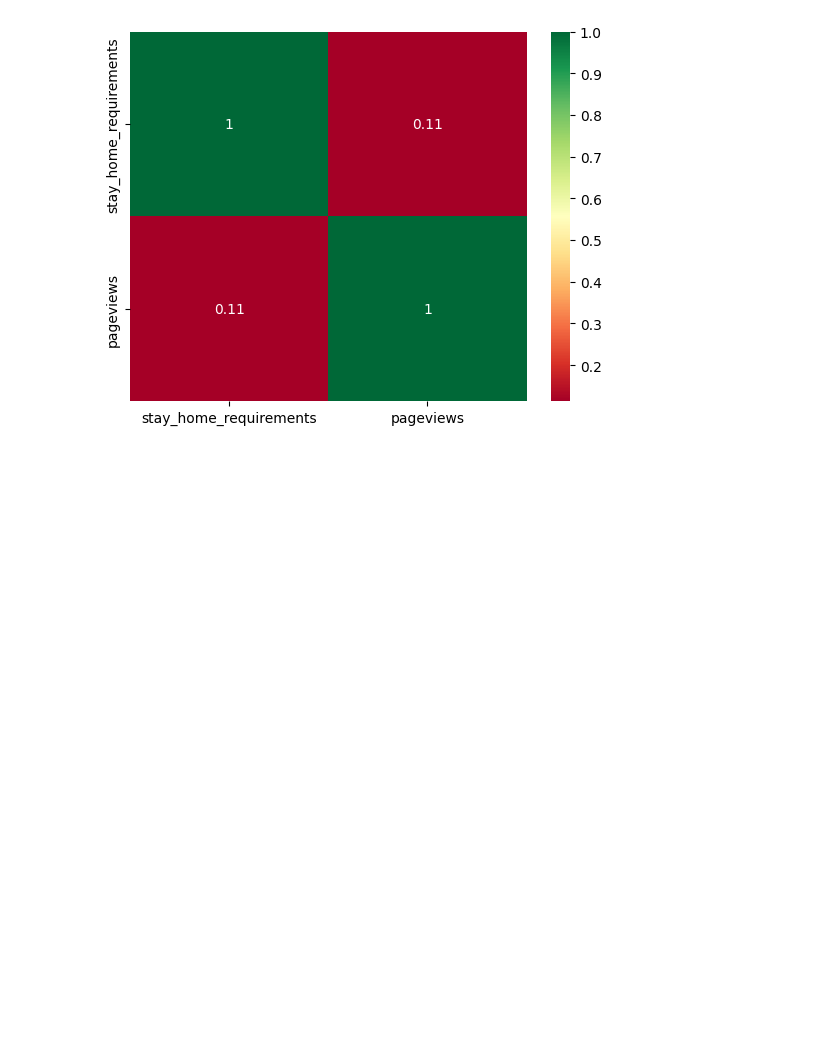
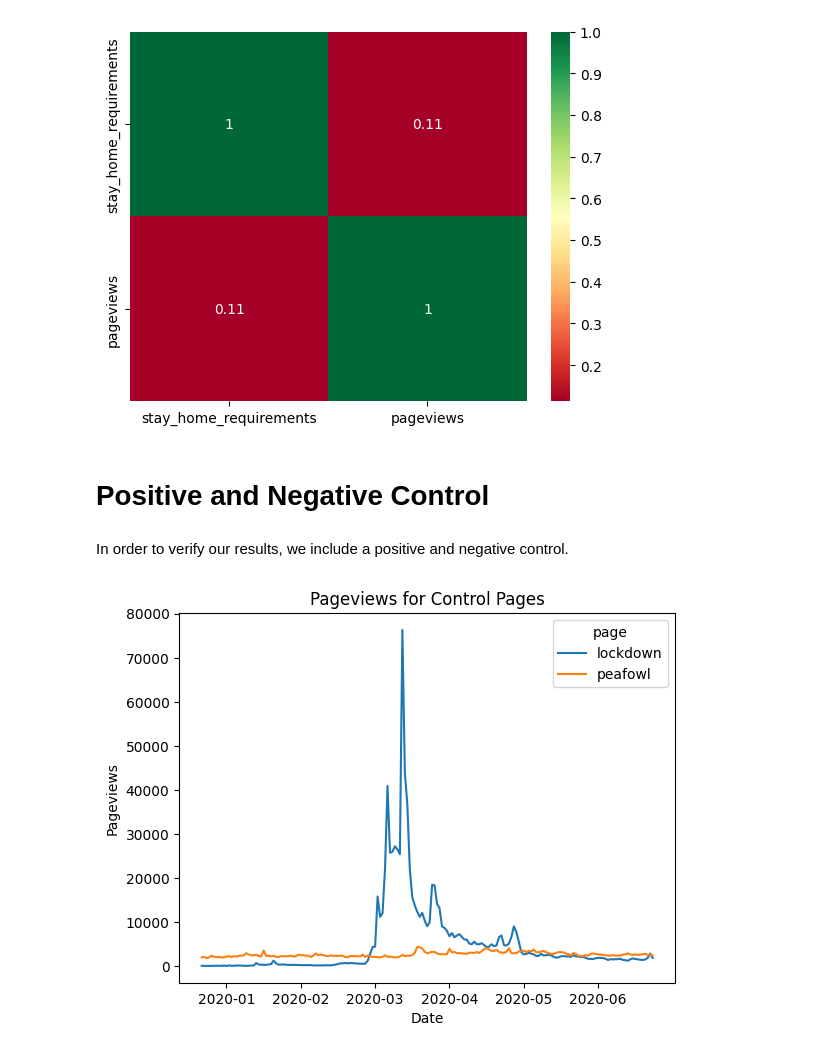
Before and after one commit to amelie106/WikiPageviews, a Jupyter notebook: analysis.ipynb, the cells around one changed output. Cells and saved outputs as stored; diff of their text form; code cells hidden in the pictures; blank space fills up the shorter version.

Commit message:
Add positive and negative control

```diff
--- a/analysis.ipynb
+++ b/analysis.ipynb
@@ -291,3 +291,19 @@ sns.heatmap(df_after_lockdown_start[df_after_lockdown_start['stay_home_requireme
 # %% [output]
 <AxesSubplot: >
 [figure]
+# %% [markdown]
+# Positive and Negative Control
+# %% [markdown]
+In order to verify our results, we include a positive and negative control.
+# %%
+df_control = pd.read_csv('covid_data/control.csv')
+# %%
+df_control = df_control.melt(id_vars=['date'],
+        var_name="page",
+        value_name="pageviews")
+# %%
+ax = sns.lineplot(df_control, x='date', y='pageviews', hue='page')
+ax.set(xlabel='Date', ylabel='Pageviews', title="Pageviews for Control Pages")
+_ = plt.xticks([10,40,70,100,130,160], ['2020-01', '2020-02', '2020-03', '2020-04','2020-05', '2020-06'])
+# %% [output]
+[figure, added]
```
Also changed, not shown: parts of 1 cell of this notebook, 1 other file.
